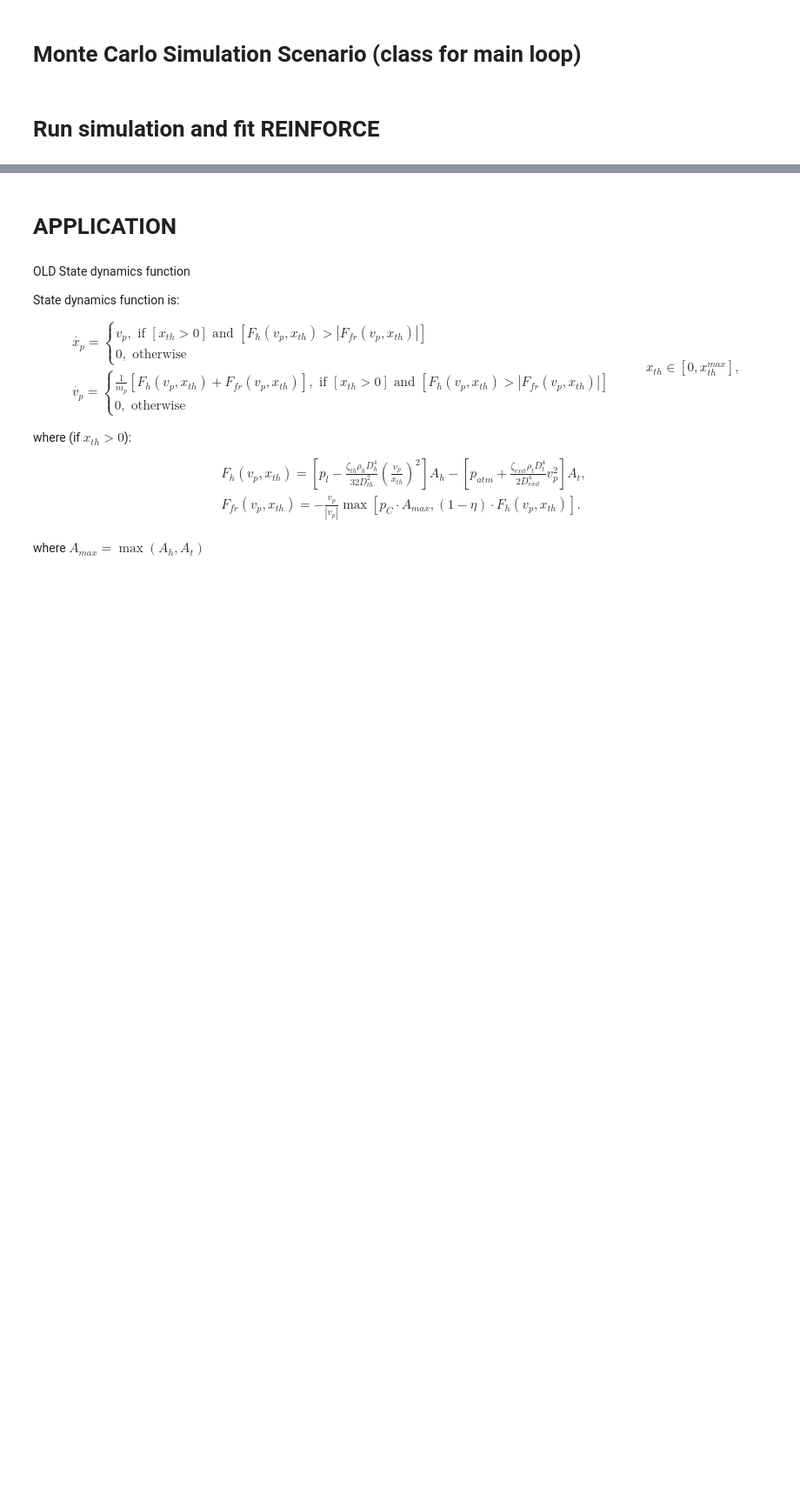
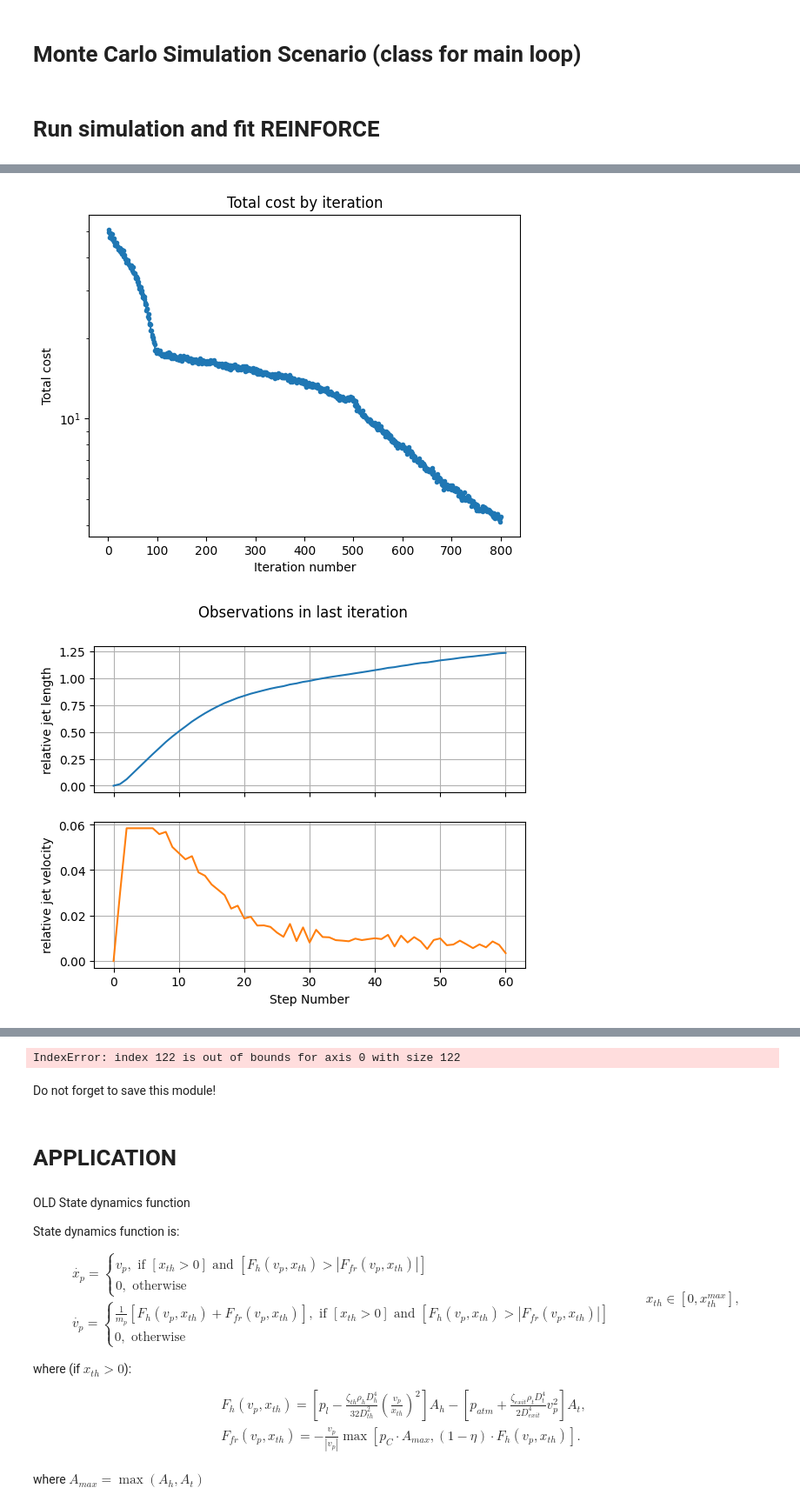
Before and after one commit to mvulf/drop_control, a Jupyter notebook: research/reinforce_vel_reward_and_penalty.ipynb, the cells around one changed output, grey strips where cells are left out. Shown: that part at 87% size. Drawn from its saved outputs; the diff is of its cells as text; code cells hidden in the pictures; blank space fills up the shorter version.

Commit message:
[ADD] velocity reward and penalty objective. Save model

```diff
--- a/research/reinforce_vel_reward_and_penalty.ipynb
+++ b/research/reinforce_vel_reward_and_penalty.ipynb
@@ -1603,0 +1604,12 @@ scenario.plot_data()
+# %%
+try:
+    scenario.run()
+except KeyboardInterrupt:
+    clear_output(wait=True)
+    scenario.plot_data()
+
+clear_output(wait=True)
+scenario.plot_data()
+# %% [output]
+[figure, added]
+[figure, added]
@@ -1604,3 +1619,16 @@ scenario.plot_data()
+# %%
+try:
+    scenario.run()
+except KeyboardInterrupt:
+    clear_output(wait=True)
+    scenario.plot_data()
+
+clear_output(wait=True)
+scenario.plot_data()
+# %% [output]
+IndexError: index 122 is out of bounds for axis 0 with size 122
+# %% [markdown]
+Do not forget to save this module!
 # %% [markdown]
 # APPLICATION
 # %% [markdown]
```
Also changed, not shown: parts of 4 cells of this notebook, 1 other file.
